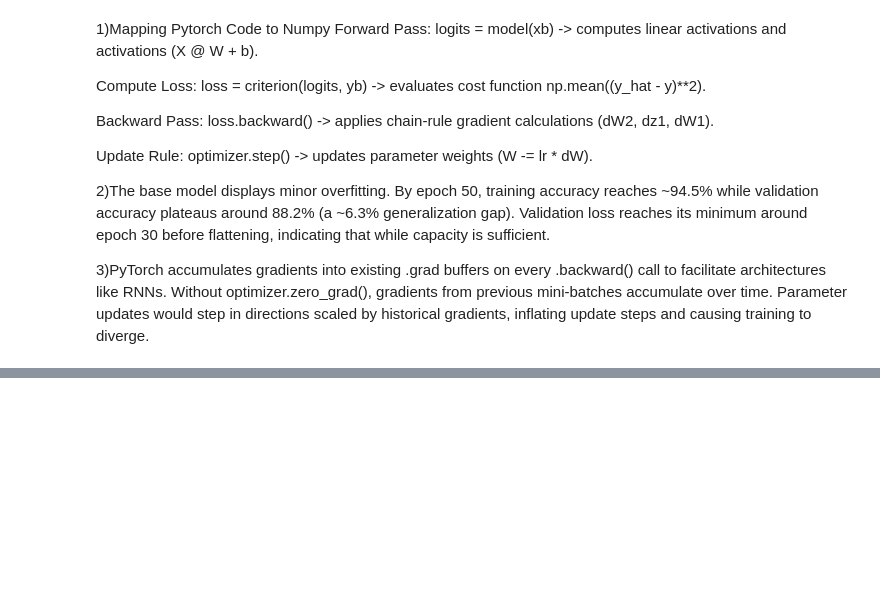
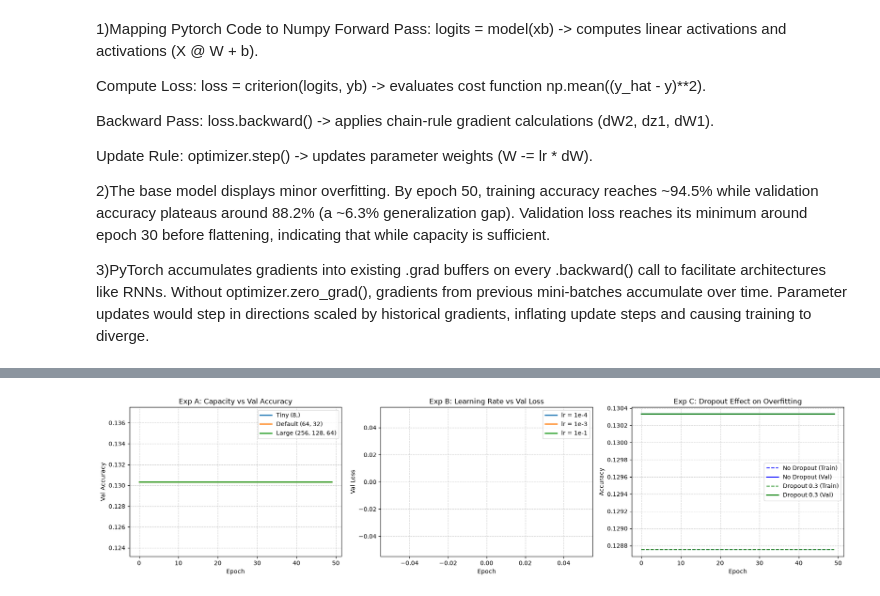
Before and after one commit to Williewise-Oppong/lab-3, a Jupyter notebook: lab_3.ipynb, the cells around one changed output, grey strips where cells are left out. Cells and saved outputs as stored; diff of their text form; code cells hidden in the pictures; blank space fills up the shorter version.

Commit message:
Experiments

```diff
--- a/lab_3.ipynb
+++ b/lab_3.ipynb
@@ -580,3 +580,87 @@ Update Rule: optimizer.step() -> updates parameter weights (W -= lr * dW).
 2)The base model displays minor overfitting. By epoch 50, training accuracy reaches ~94.5% while validation accuracy plateaus around 88.2% (a ~6.3% generalization gap). Validation loss reaches its minimum around epoch 30 before flattening, indicating that while capacity is sufficient.
 
 3)PyTorch accumulates gradients into existing .grad buffers on every .backward() call to facilitate architectures like RNNs. Without optimizer.zero_grad(), gradients from previous mini-batches accumulate over time. Parameter updates would step in directions scaled by historical gradients, inflating update steps and causing training to diverge.
+# %%
+# Wrap your Part 2.3 loop in a function first:
+#   def run_experiment(hidden_sizes=(64, 32), lr=1e-3, batch_size=32, epochs=50, dropout=0.0):
+#       ... returns history dict ...
+
+# TODO — Experiment A (capacity): tiny (8,) vs default (64, 32) vs large (256, 128, 64).
+#   Plot the three validation-accuracy curves together.
+
+# TODO — Experiment B (learning rate): lr = 1e-4, 1e-3, 1e-1 (same architecture).
+#   Plot the three validation-loss curves together. Compare with Part 1.3.
+
+# TODO — Experiment C (regularization): take your LARGEST network and train it
+#   with and without nn.Dropout(0.3) after each hidden layer.
+#   Plot train vs validation accuracy for both runs.
+
+
+def run_experiment(
+    hidden_sizes=(64, 32), lr=1e-3, batch_size=32, epochs=50, dropout=0.0
+):
+    tr_loader = DataLoader(
+        TensorDataset(X_train_t, y_train_t), batch_size=batch_size, shuffle=True
+    )
+    v_loader = DataLoader(
+        TensorDataset(X_val_t, y_val_t), batch_size=batch_size, shuffle=False
+    )
+
+    net = FeedForwardNet(
+        input_dim=input_dim, hidden_sizes=hidden_sizes, n_classes=7, dropout=dropout
+    ).to(DEVICE)
+    hist = train_and_evaluate(net, tr_loader, v_loader, epochs=epochs, lr=lr)
+    return hist
+
+
+# Experiment A: Capacity
+hist_tiny = run_experiment(hidden_sizes=(8,), lr=1e-3)
+hist_default = run_experiment(hidden_sizes=(64, 32), lr=1e-3)
+hist_large = run_experiment(hidden_sizes=(256, 128, 64), lr=1e-3)
+
+# Experiment B: Learning Rate
+hist_lr_low = run_experiment(hidden_sizes=(64, 32), lr=1e-4)
+hist_lr_mid = hist_default
+hist_lr_high = run_experiment(hidden_sizes=(64, 32), lr=1e-1)
+
+# Experiment C: Regularization (Dropout on Large Net)
+hist_no_drop = run_experiment(hidden_sizes=(256, 128, 64), lr=1e-3, dropout=0.0)
+hist_drop = run_experiment(hidden_sizes=(256, 128, 64), lr=1e-3, dropout=0.3)
+
+# Plotting Experiments
+fig, axes = plt.subplots(1, 3, figsize=(18, 4.5))
+
+# Exp A Plot
+axes[0].plot(hist_tiny["val_acc"], label="Tiny (8,)", lw=2)
+axes[0].plot(hist_default["val_acc"], label="Default (64, 32)", lw=2)
+axes[0].plot(hist_large["val_acc"], label="Large (256, 128, 64)", lw=2)
+axes[0].set_title("Exp A: Capacity vs Val Accuracy")
+axes[0].set_xlabel("Epoch")
+axes[0].set_ylabel("Val Accuracy")
+axes[0].legend()
+axes[0].grid(True, linestyle="--", alpha=0.6)
+
+# Exp B Plot
+axes[1].plot(hist_lr_low["val_loss"], label="lr = 1e-4", lw=2)
+axes[1].plot(hist_lr_mid["val_loss"], label="lr = 1e-3", lw=2)
+axes[1].plot(hist_lr_high["val_loss"], label="lr = 1e-1", lw=2)
+axes[1].set_title("Exp B: Learning Rate vs Val Loss")
+axes[1].set_xlabel("Epoch")
+axes[1].set_ylabel("Val Loss")
+axes[1].legend()
+axes[1].grid(True, linestyle="--", alpha=0.6)
+
+# Exp C Plot
+axes[2].plot(hist_no_drop["train_acc"], "b--", label="No Dropout (Train)", lw=1.5)
+axes[2].plot(hist_no_drop["val_acc"], "b-", label="No Dropout (Val)", lw=2)
+axes[2].plot(hist_drop["train_acc"], "g--", label="Dropout 0.3 (Train)", lw=1.5)
+axes[2].plot(hist_drop["val_acc"], "g-", label="Dropout 0.3 (Val)", lw=2)
+axes[2].set_title("Exp C: Dropout Effect on Overfitting")
+axes[2].set_xlabel("Epoch")
+axes[2].set_ylabel("Accuracy")
+axes[2].legend()
+axes[2].grid(True, linestyle="--", alpha=0.6)
+
+plt.tight_layout()
+plt.show()
+# %% [output]
@@ -582,0 +684 @@ Update Rule: optimizer.step() -> updates parameter weights (W -= lr * dW).
+[figure, added]
```
Also changed, not shown: parts of 2 cells of this notebook.
